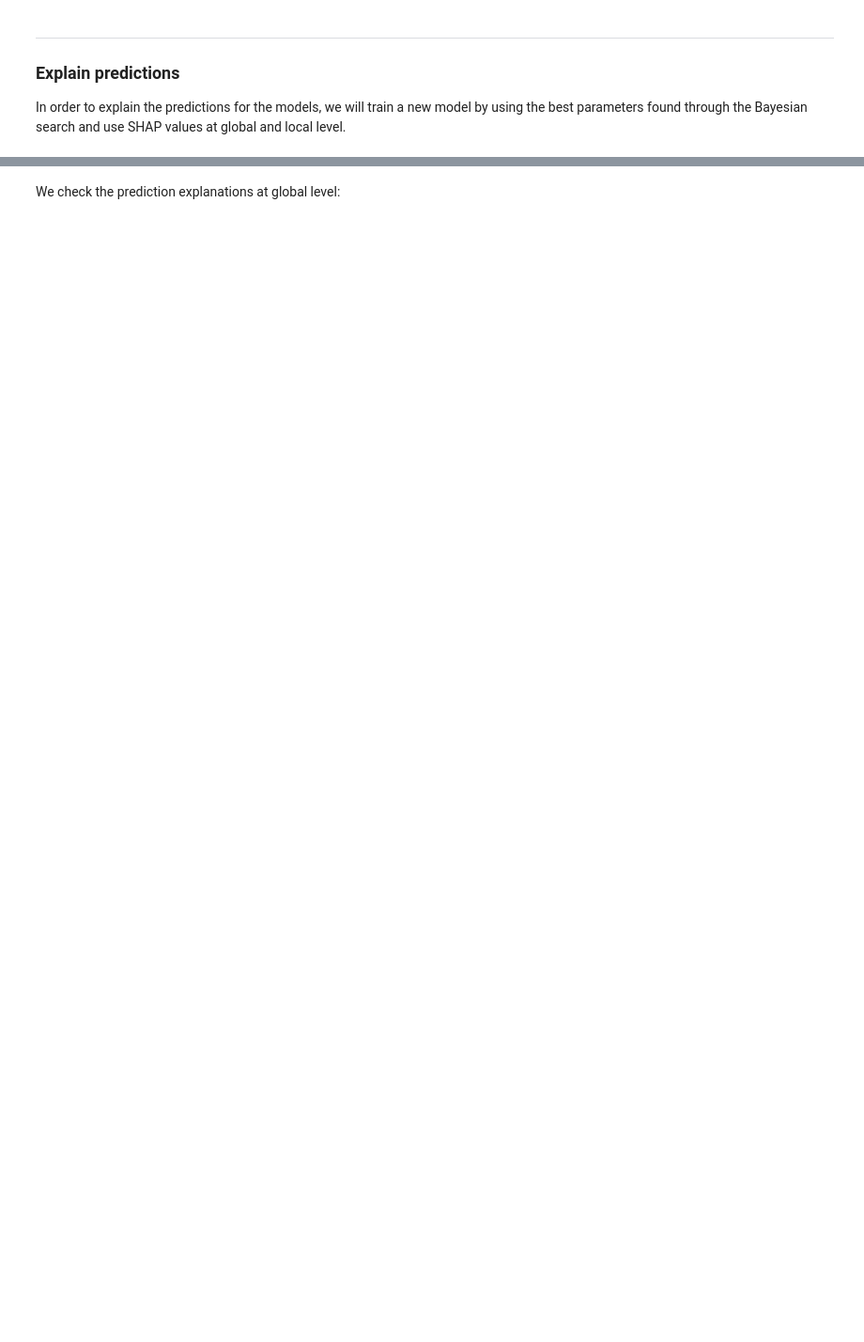
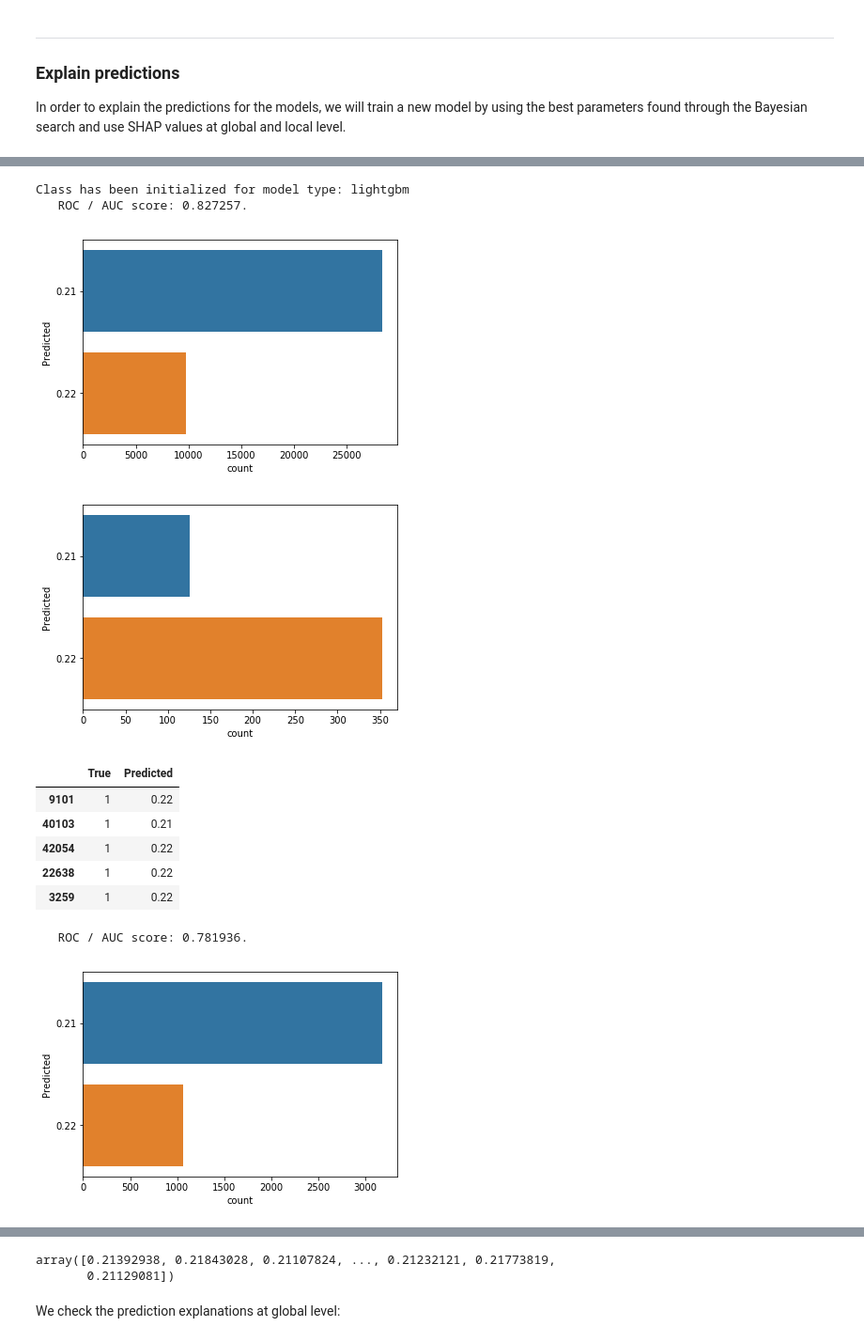
Before and after one commit to lisaro82/Arvato-Financial-Services, a Jupyter notebook: Arvato Project Workbook.ipynb, the cells around one changed output, grey strips where cells are left out. Shown at 94% size. Drawn from its saved outputs; the diff is of its cells as text; code cells hidden in the pictures; blank space fills up the shorter version.

```diff
--- a/Arvato Project Workbook.ipynb
+++ b/Arvato Project Workbook.ipynb
@@ -2102,20 +1874,41 @@ In order to explain the predictions for the models, we will train a new model by
 # %%
 v_model = CustBoostClassifier( p_modelType          = 'lightgbm',
                                p_modelName          = 'LGB_Benchmark',
                                X_train              = X_trainAll.copy(),
                                y_train              = y_trainAll.copy(),
                                p_selected_features  = [],
                                p_imputeColumns      = [],
                                p_scaleColumns       = [],
-                               p_cvSplits           = 10,
+                               p_cvSplits           = 0,
                                p_random_state       = 2013 )
-v_params = { 'objective':      'binary',
-                'metric':         'auc',
-                'learning_rate':  0.01 }
+v_params = { 'boosting_type': 'dart',
+             'colsample_bytree': 0.7308854156761736,
+             'learning_rate': 0.00010319300479136078,
+             'max_depth': 20, 'min_child_samples': 475,
+             'n_estimators': 2461,
+             'num_leaves': 11,
+             'objective': 'binary',
+             'reg_alpha': 0.24650068380014456,
+             'reg_lambda': 0.0017020383398983442,
+             'scale_pos_weight': 39.875,
+             'subsample': 0.807082527091483 }
 v_model.train(v_params)
 v_model.predictProba( X_data      = X_trainAll.copy(),
                       y_data      = y_trainAll.copy(),
                       p_showPlot  = True )
 v_model.predictProba( X_data      = X_testAll.copy(),
                       y_data      = y_testAll.copy(),
                       p_showPlot  = True )
+# %% [output]
+Class has been initialized for model type: lightgbm
+   ROC / AUC score: 0.827257.
+[figure, added]
+[figure, added]
+|  | True | Predicted |
+| 9101 | 1 | 0.22 |
+| 40103 | 1 | 0.21 |
+| 42054 | 1 | 0.22 |
+| 22638 | 1 | 0.22 |
+| 3259 | 1 | 0.22 |
+   ROC / AUC score: 0.781936.
+[figure, added]
@@ -2122,2 +1922,4 @@ v_model.predictProba( X_data      = X_testAll.copy(),
+array([0.21392938, 0.21843028, 0.21107824, ..., 0.21232121, 0.21773819,
+       0.21129081])
 # %% [markdown]
 We check the prediction explanations at global level:
```
Also changed, not shown: parts of 22 cells of this notebook.
